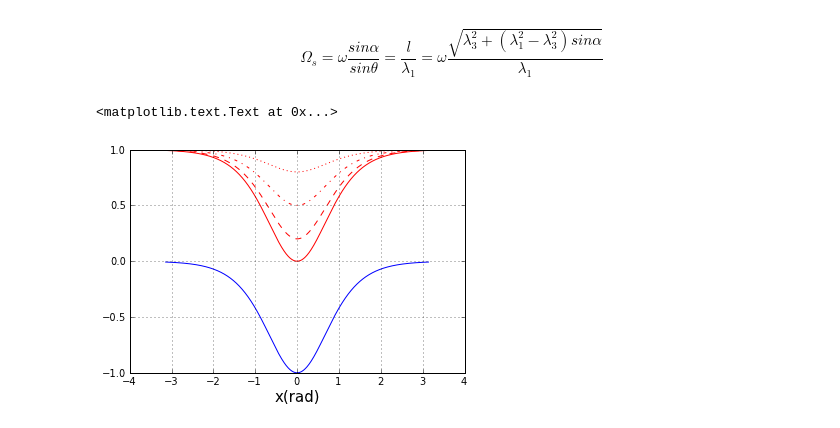
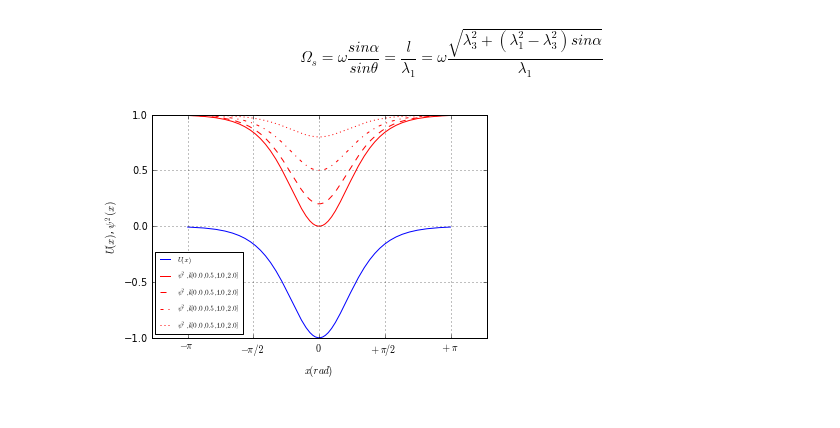
Before and after one commit to mtotten/PHYS202-S13, a Jupyter notebook: Week3/GraphicsEx2.ipynb, the cells around one changed output. Saved outputs shown, nothing was run; the diff lists cells and outputs as text; code cells hidden in the pictures.

```diff
--- a/Week3/GraphicsEx2.ipynb
+++ b/Week3/GraphicsEx2.ipynb
@@ -22,17 +22,22 @@ f(\theta) = \frac{\hbar}{p}\sum^\infty_{\ell=0}(2\ell+1)e^{i\delta_\ell} sin\del
 # %%
 x = arange(-pi,pi,.01)
 U = -cosh(x)**-2
 i = 0 +1j
 l =[0.0, 0.5, 1.0, 2.0]
 z = ['r-','r--','r-.','r:']
 g= 0
+plot(x,U, label ="$U(x)$")
 for k in l:
     b = ((i*k - tanh(x)) / (i*k +1)) * exp(i*k*x)
-    plot (x,b*b.conjugate(), z[g])
+    plot (x,b*b.conjugate(), z[g], label="$\psi^2,k%s$"%l)
     g += 1
-plot(x,U)
+
+
 grid(True)
-xlabel("x(rad)",fontsize=15)
+xlabel("$x(rad)$")
+ylabel("$U(x)$, $\psi$$^2(x)$")
+legend(loc=3, prop={'size':7})
+xticks(arange(-pi, 3*pi/2, pi/2),('$-\pi$', '$-\pi/2$', '$0$', '$+\pi/2$', '$+\pi$', '$+3\pi/2$'))
+show()
 # %% [output]
-<matplotlib.text.Text at 0x...>
-[figure, old version]
+[figure, new version]
```
Also changed, not shown: parts of 2 cells of this notebook, 4 other files.
